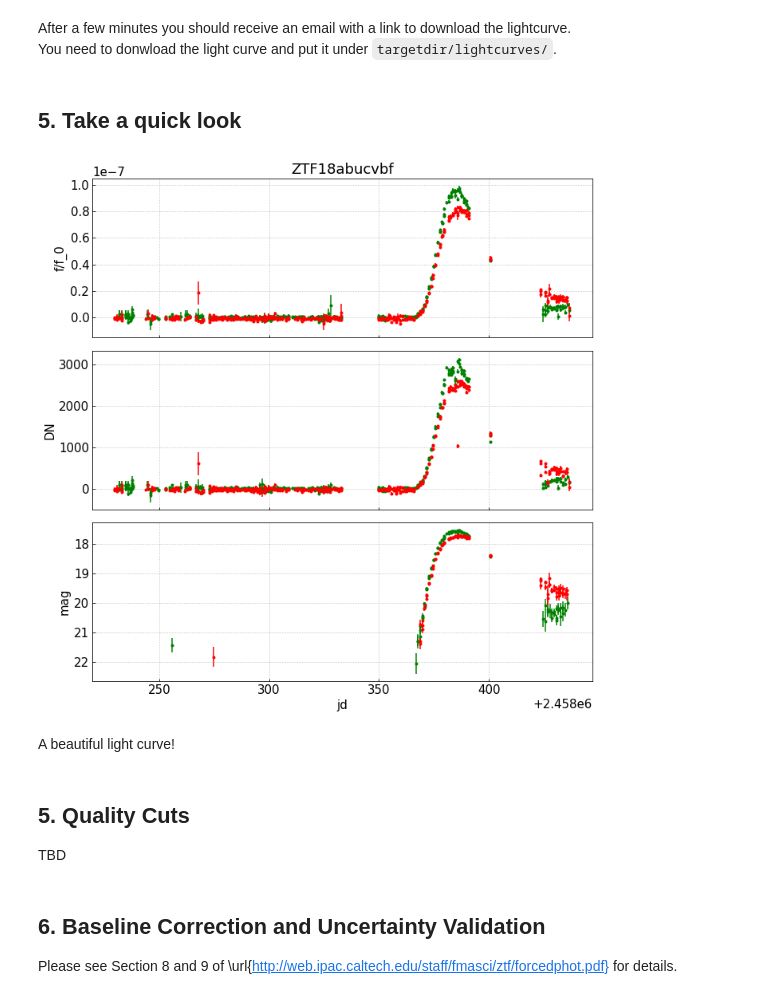
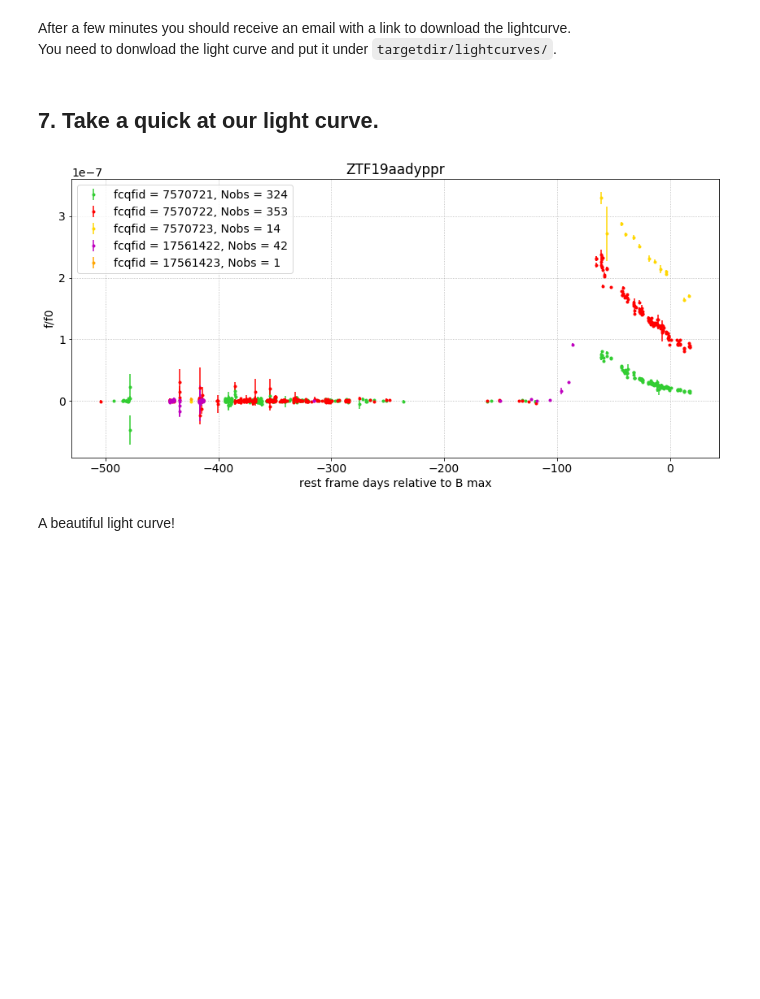
Before and after one commit to yaoyuhan/ForcePhotZTF, a Jupyter notebook: demo.ipynb, the cells around one changed output. Drawn from its saved outputs; the diff is of its cells as text; code cells hidden in the pictures; blank space fills up the shorter version.

Commit message:
update demo, add plot func

```diff
--- a/demo.ipynb
+++ b/demo.ipynb
@@ -214,17 +214,15 @@ subprocess.Popen(line, shell=True)
 After a few minutes you should receive an email with a link to download the lightcurve. <br>
 You need to donwload the light curve and put it under `targetdir/lightcurves/`.
 # %% [markdown]
-## 5. Take a quick look
+## 7. Take a quick at our light curve.
-# %%
-quicklook_lc(name, targetdir)
-# %% [output]
-[figure, removed]
+# %%
+mylc = pd.read_hdf(targetdir+'lightcurves/'+name+'_force_phot_nob.h5')
+# %%
+mylc['jdref_start'] = info_df['jdref_start'].values
+mylc['jdref_end'] = info_df['jdref_end'].values
+# %%
+plotlcs(mylc, name, targetdir, t0jd=2458600, jdend = 2458900, base_end = 2458480, ylims1 =None, seeing_cut = 7.)
+# %% [output]
+[figure, added]
 # %% [markdown]
 A beautiful light curve!
-# %% [markdown]
-## 5. Quality Cuts
-TBD
-# %% [markdown]
-## 6. Baseline Correction and Uncertainty Validation
-
-Please see Section 8 and 9 of \url{http://web.ipac.caltech.edu/staff/fmasci/ztf/forcedphot.pdf} for details.
```
Also changed, not shown: parts of 3 cells of this notebook, 1 other file.
